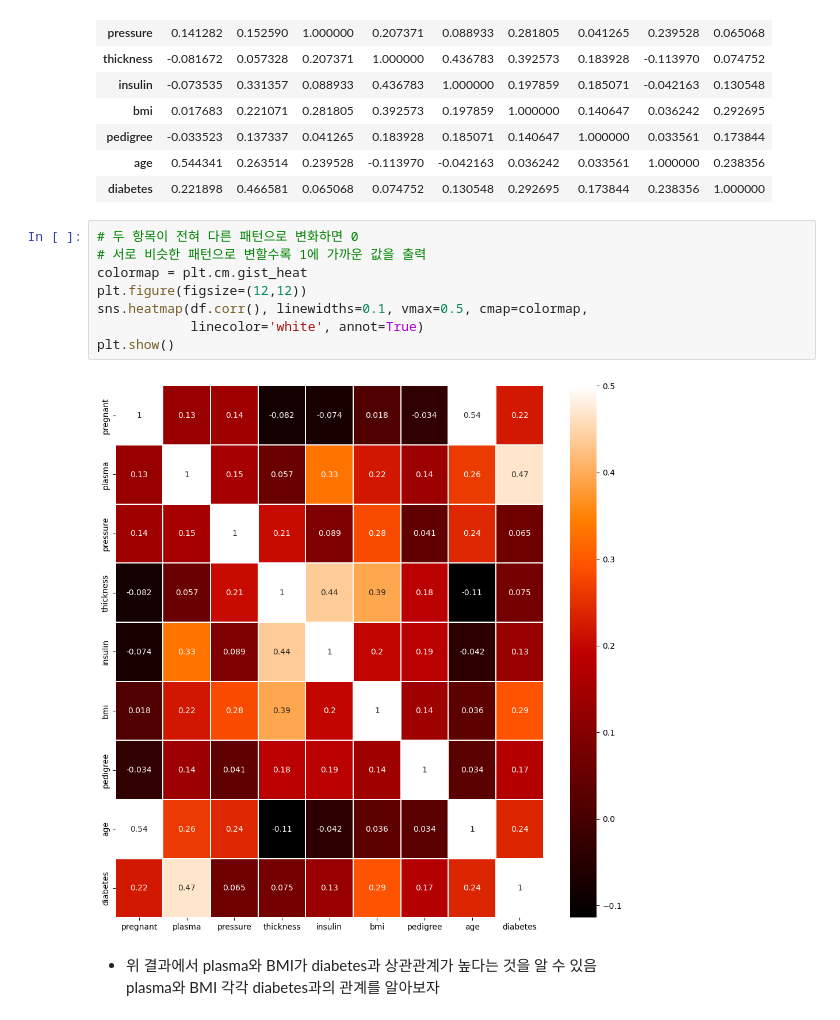
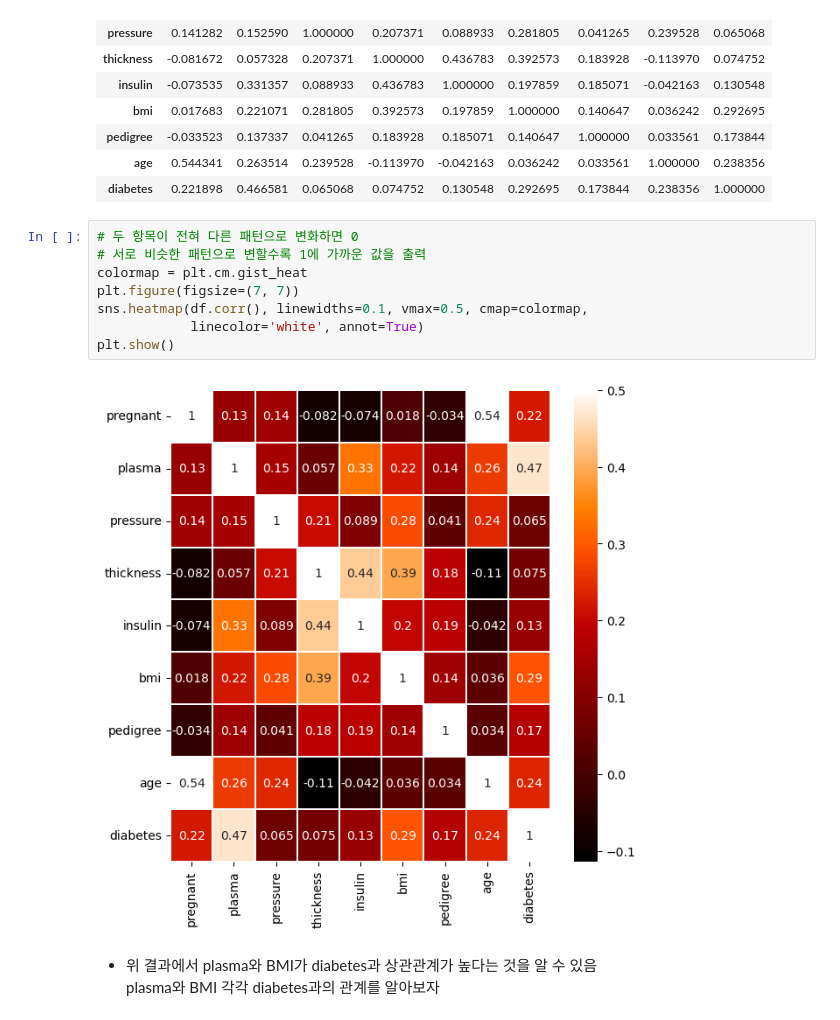
Before and after one commit to Son-Sumin/Jupyter, a Jupyter notebook: dl/practice/Chap11(이진분류).ipynb, the cells around one changed output. Saved outputs shown, nothing was run; the diff lists cells and outputs as text.

```diff
--- a/dl/practice/Chap11(이진분류).ipynb
+++ b/dl/practice/Chap11(이진분류).ipynb
@@ -53,13 +53,13 @@ df.corr()
 # %%
 # 두 항목이 전혀 다른 패턴으로 변화하면 0
 # 서로 비슷한 패턴으로 변할수록 1에 가까운 값을 출력
 colormap = plt.cm.gist_heat
-plt.figure(figsize=(12,12))
+plt.figure(figsize=(7, 7))
 sns.heatmap(df.corr(), linewidths=0.1, vmax=0.5, cmap=colormap,
             linecolor='white', annot=True)
 plt.show()
 # %% [output]
-[figure, old version]
+[figure, new version]
 # %% [markdown]
 - 위 결과에서 plasma와 BMI가 diabetes과 상관관계가 높다는 것을 알 수 있음
   plasma와 BMI 각각 diabetes과의 관계를 알아보자
```
Also changed, not shown: parts of 2 cells of this notebook, 5 other files.
